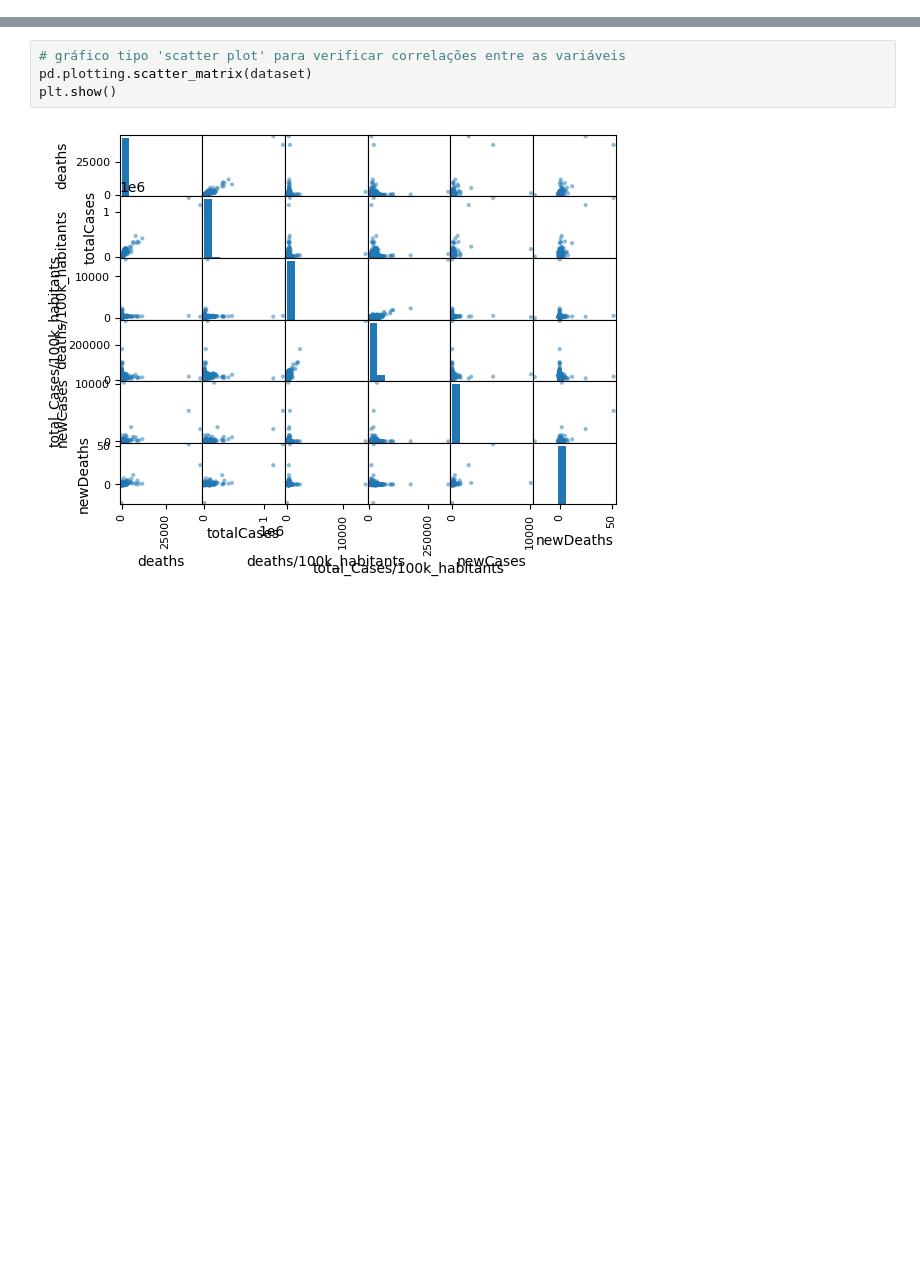
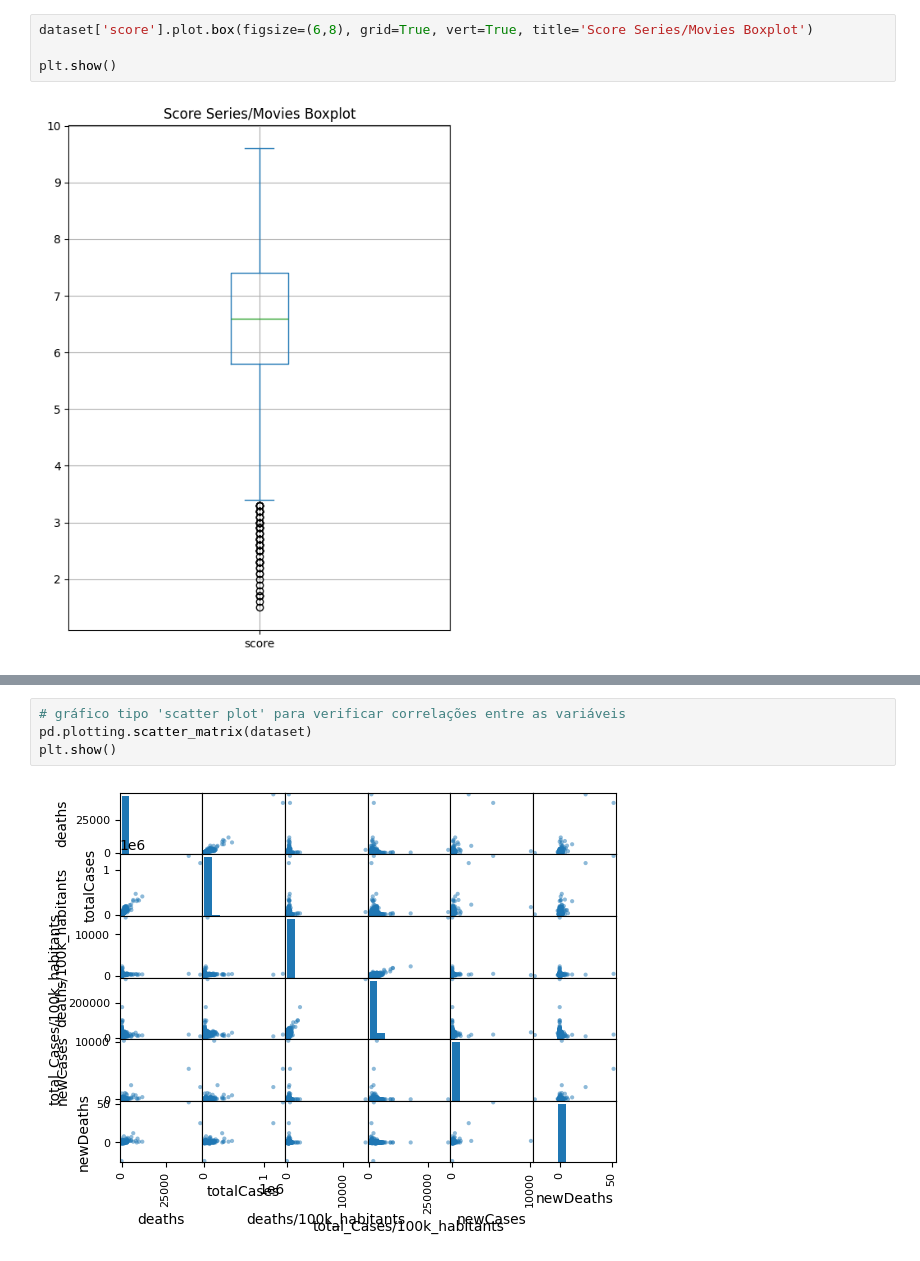
Before and after one commit to PedroPsy/AI-Training, a Jupyter notebook: fundamentosIA.ipynb, the cells around one changed output, grey strips where cells are left out. Saved outputs shown, nothing was run; the diff lists cells and outputs as text; blank space fills up the shorter version.

```diff
--- a/fundamentosIA.ipynb
+++ b/fundamentosIA.ipynb
@@ -153 +183,7 @@ dtype: int64
+# %%
+dataset['score'].plot.box(figsize=(6,8), grid=True, vert=True, title='Score Series/Movies Boxplot')
+
+plt.show()
+# %% [output]
+[figure, added]
 # %%
```
Also changed, not shown: parts of 21 cells of this notebook, 2 other files.
